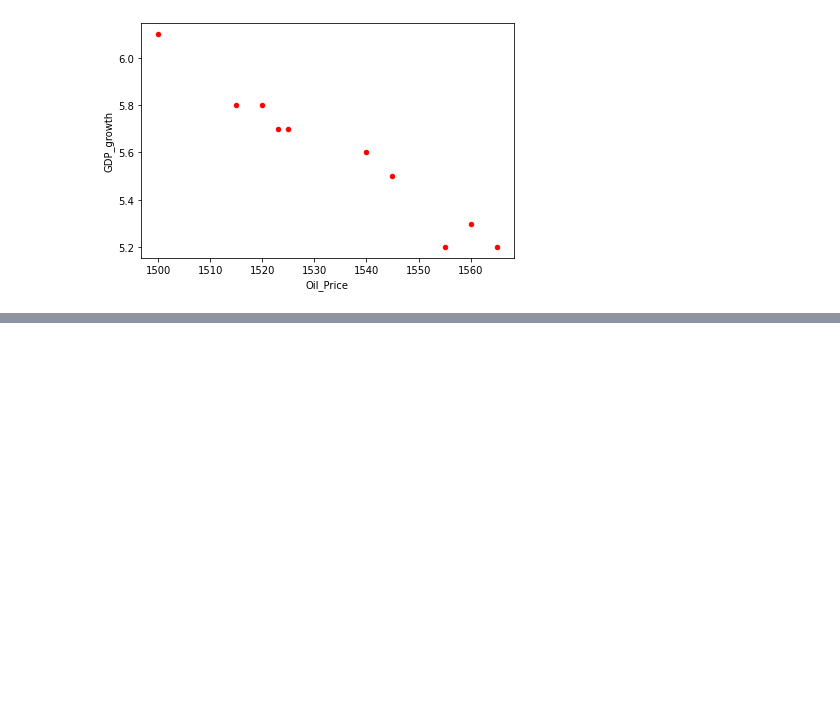
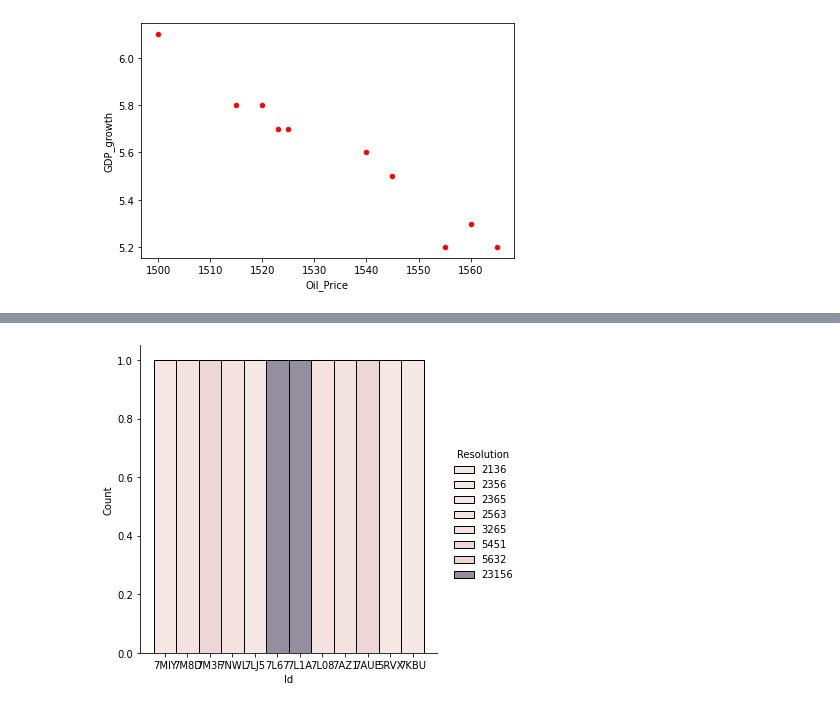
Before and after one commit to deejayprof/Adejumo-Samson-ssbc, a Jupyter notebook: Metal_Samson.ipynb, the cells around one changed output, grey strips where cells are left out. Drawn from its saved outputs; the diff is of its cells as text; code cells hidden in the pictures; blank space fills up the shorter version.

```diff
--- a/Metal_Samson.ipynb
+++ b/Metal_Samson.ipynb
@@ -70,5 +393,5 @@ plt.show()
 # %%
 import pandas as pd
-df = pd.read_csv(r'C:/Users/Test/Documents/HEK293_EDTA_plus_SEC_treatment_20220626.csv')
+df = pd.read_csv('/Sam_DrewDrive/MyDrive/tableCHART.csv')
 print (df)
 # %% [output]
@@ -75,0 +411,7 @@ FileNotFoundError: ignored
+# %%
+runtimeplot2=sns.displot(data=df,
+                         x="Id",
+                         hue="Resolution",
+                         kind="hist")
+# %% [output]
+[figure, added]
```
Also changed, not shown: parts of 167 cells of this notebook.
